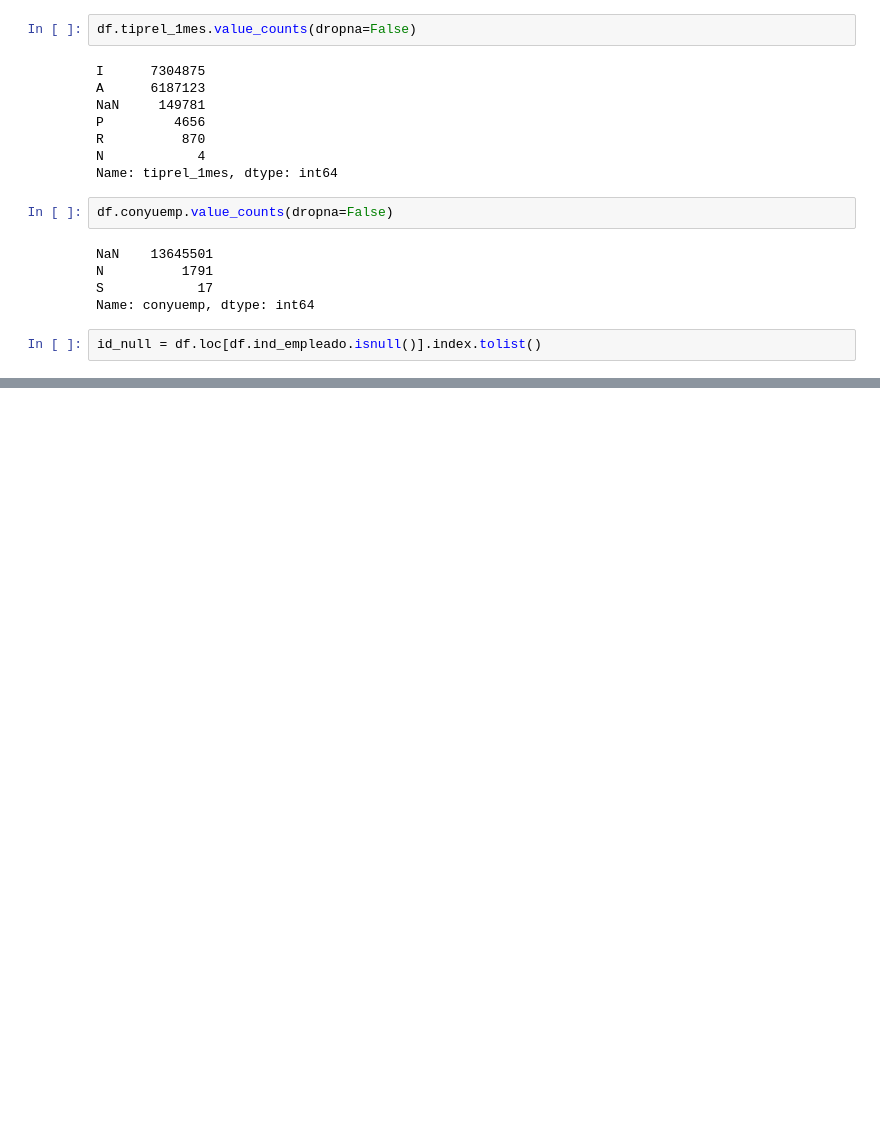
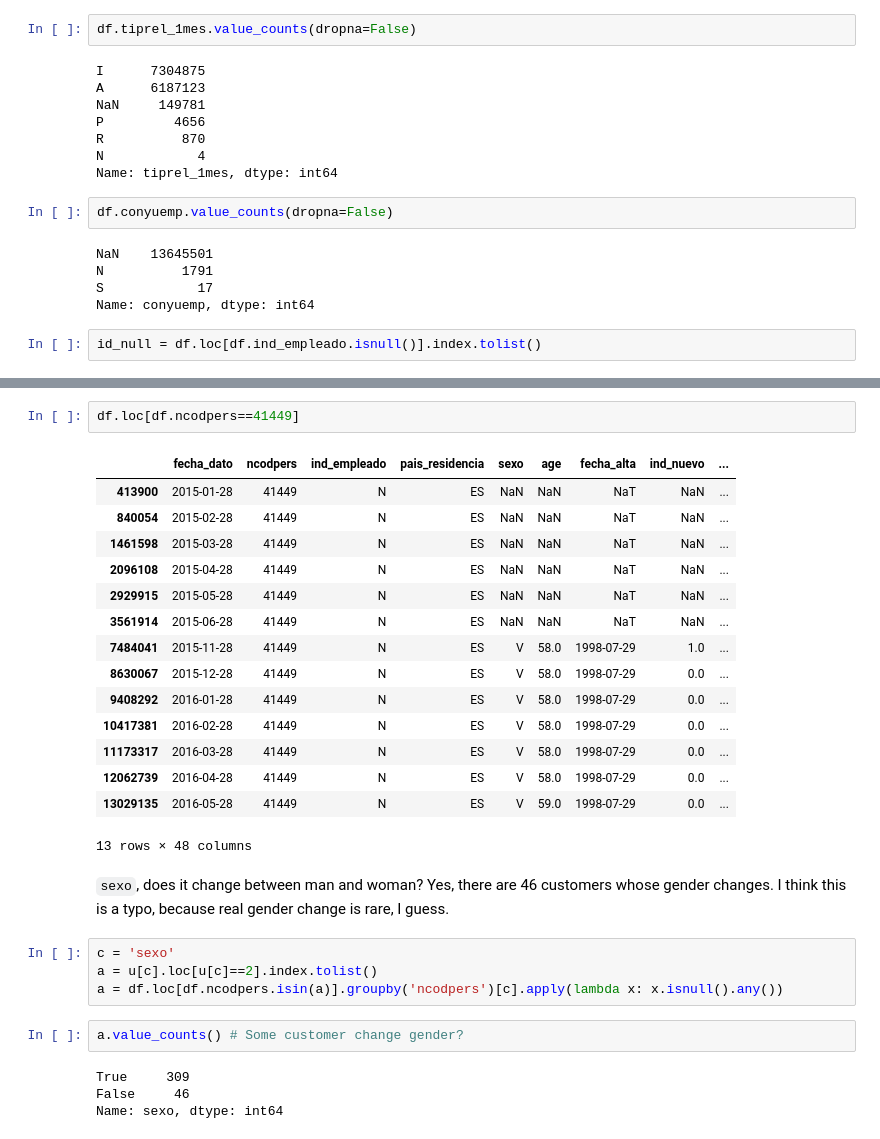
Before and after one commit to LiYan1988/santander-production-recommandation, a Jupyter notebook: notebooks/eda_3_4.ipynb, the cells around one changed output, grey strips where cells are left out. Cells and saved outputs as stored; diff of their text form; blank space fills up the shorter version.

```diff
--- a/notebooks/eda_3_4.ipynb
+++ b/notebooks/eda_3_4.ipynb
@@ -93,0 +253,30 @@ AttributeError: 'DataFrame' object has no attribute 'ncodpers_null'
+# %%
+df.loc[df.ncodpers==41449]
+# %% [output]
+|  | fecha_dato | ncodpers | ind_empleado | pais_residencia | sexo | age | fecha_alta | ind_nuevo | ... |
+| 413900 | 2015-01-28 | 41449 | N | ES | NaN | NaN | NaT | NaN | ... |
+| 840054 | 2015-02-28 | 41449 | N | ES | NaN | NaN | NaT | NaN | ... |
+| 1461598 | 2015-03-28 | 41449 | N | ES | NaN | NaN | NaT | NaN | ... |
+| 2096108 | 2015-04-28 | 41449 | N | ES | NaN | NaN | NaT | NaN | ... |
+| 2929915 | 2015-05-28 | 41449 | N | ES | NaN | NaN | NaT | NaN | ... |
+| 3561914 | 2015-06-28 | 41449 | N | ES | NaN | NaN | NaT | NaN | ... |
+| 7484041 | 2015-11-28 | 41449 | N | ES | V | 58.0 | 1998-07-29 | 1.0 | ... |
+| 8630067 | 2015-12-28 | 41449 | N | ES | V | 58.0 | 1998-07-29 | 0.0 | ... |
+| 9408292 | 2016-01-28 | 41449 | N | ES | V | 58.0 | 1998-07-29 | 0.0 | ... |
+| 10417381 | 2016-02-28 | 41449 | N | ES | V | 58.0 | 1998-07-29 | 0.0 | ... |
+| 11173317 | 2016-03-28 | 41449 | N | ES | V | 58.0 | 1998-07-29 | 0.0 | ... |
+| 12062739 | 2016-04-28 | 41449 | N | ES | V | 58.0 | 1998-07-29 | 0.0 | ... |
+| 13029135 | 2016-05-28 | 41449 | N | ES | V | 59.0 | 1998-07-29 | 0.0 | ... |
+13 rows × 48 columns
+# %% [markdown]
+`sexo`, does it change between man and woman? Yes, there are 46 customers whose gender changes. I think this is a typo, because real gender change is rare, I guess.
+# %%
+c = 'sexo'
+a = u[c].loc[u[c]==2].index.tolist()
+a = df.loc[df.ncodpers.isin(a)].groupby('ncodpers')[c].apply(lambda x: x.isnull().any())
+# %%
+a.value_counts() # Some customer change gender?
+# %% [output]
+True     309
+False     46
+Name: sexo, dtype: int64
```
Also changed, not shown: parts of 36 cells of this notebook, 1 other file.
